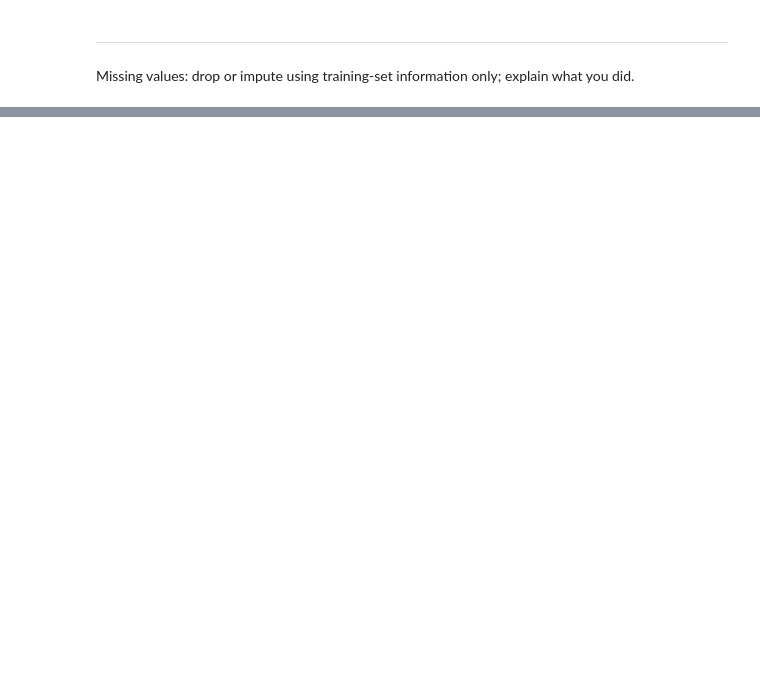
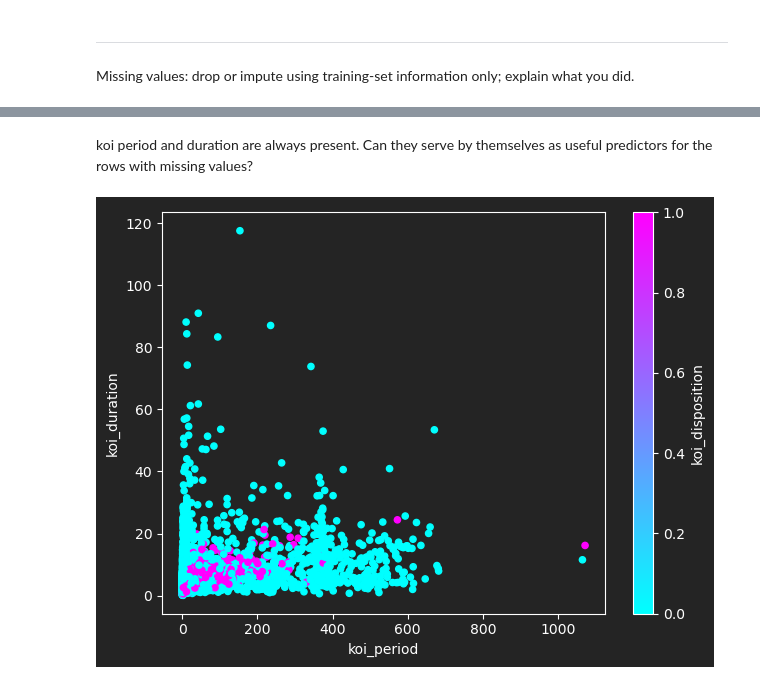
Before and after one commit to jbowen102/CS598_PSL_Project_1, a Jupyter notebook: Project1_dev.ipynb, the cells around one changed output, grey strips where cells are left out. Saved outputs shown, nothing was run; the diff lists cells and outputs as text; code cells hidden in the pictures; blank space fills up the shorter version.

```diff
--- a/Project1_dev.ipynb
+++ b/Project1_dev.ipynb
@@ -85,0 +215,8 @@ Missing values: drop or impute using training-set information only; explain what
+# %% [markdown]
+koi period and duration are always present. Can they serve by themselves as useful predictors for the rows with missing values?
+# %%
+# see if koi_period and koi_duration by themselves show useful separation
+X_train.join(Y_train.eq("CONFIRMED").astype("int")).plot.scatter(x = "koi_period", y= "koi_duration", c = "koi_disposition", colormap="cool");
+plt.tight_layout()
+# %% [output]
+[figure, added]
```
Also changed, not shown: parts of 20 cells of this notebook.
